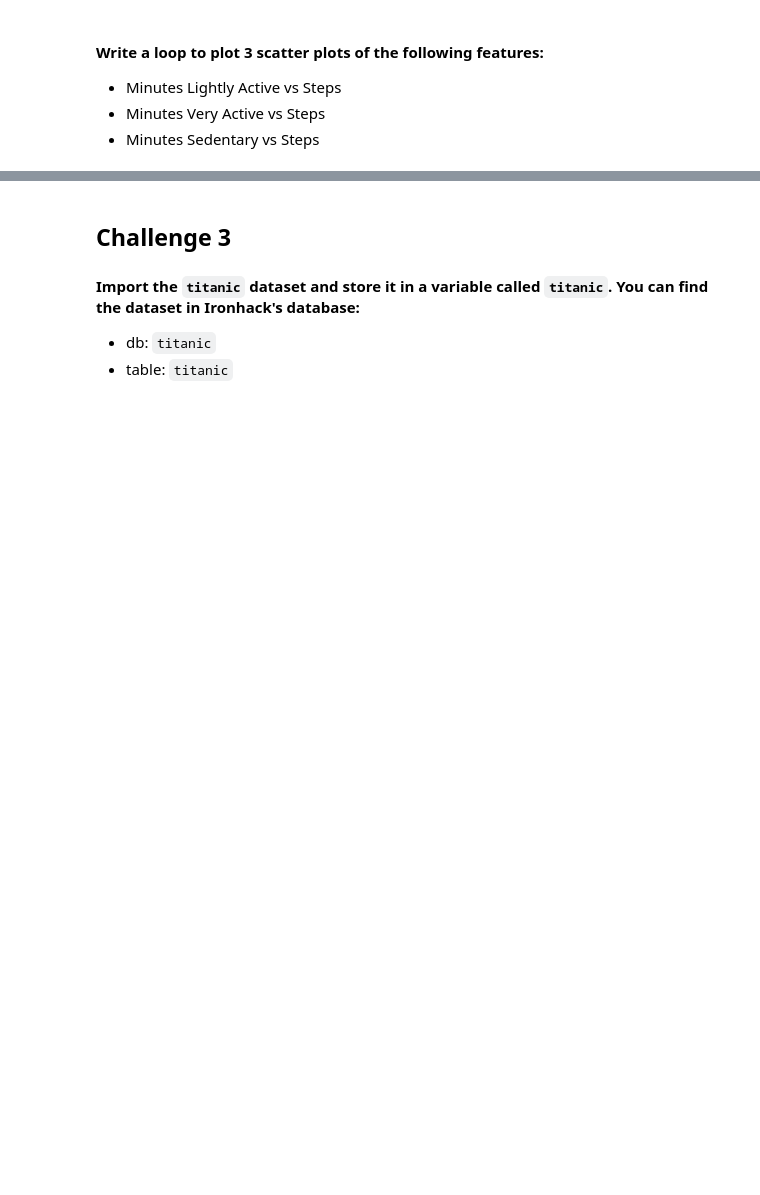
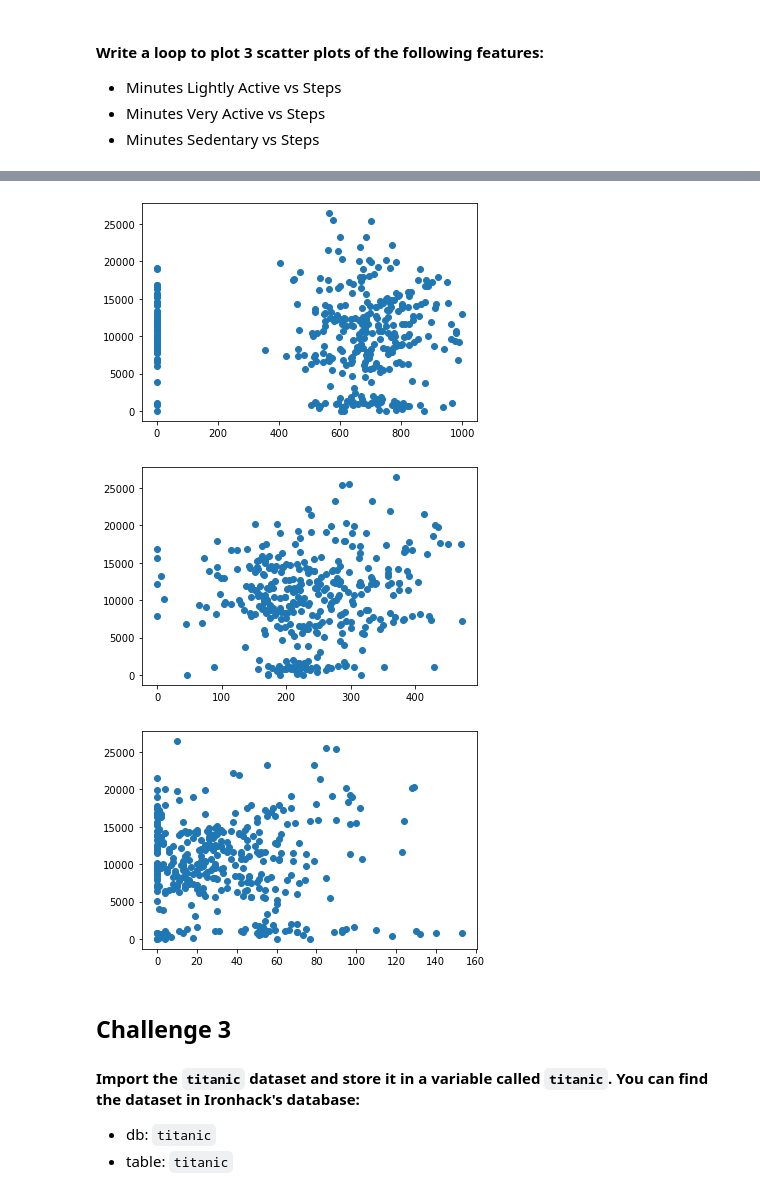
Before and after one commit to abarrasa/dataptmad1121_labs, a Jupyter notebook: module-2/matplotlib-seaborn/your-code/main.ipynb, the cells around one changed output, grey strips where cells are left out. Saved outputs shown, nothing was run; the diff lists cells and outputs as text; code cells hidden in the pictures; blank space fills up the shorter version.

```diff
--- a/module-2/matplotlib-seaborn/your-code/main.ipynb
+++ b/module-2/matplotlib-seaborn/your-code/main.ipynb
@@ -134,0 +197,4 @@ How the average number of steps change by month. Use the appropriate visualizati
+# %%
+# your code here
+fitbit_sumary = fitbit.loc[:,['Steps','Minutes Sedentary','Minutes Lightly Active','Minutes Very Active']]
+fitbit_sumary
@@ -135,3 +215,11 @@ How the average number of steps change by month. Use the appropriate visualizati
+# %%
+for i in range(1,4):
+    plt.scatter(fitbit_sumary.iloc[:,[i]],fitbit['Steps'].sort_values())
+    plt.show()
+# %% [output]
+[figure, added]
+[figure, added]
+[figure, added]
 # %% [markdown]
 ## Challenge 3
 
```
Also changed, not shown: parts of 53 cells of this notebook, 2 other files.
